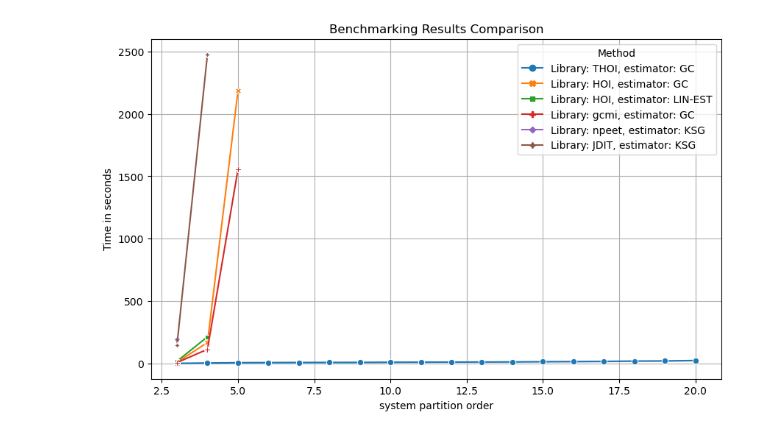
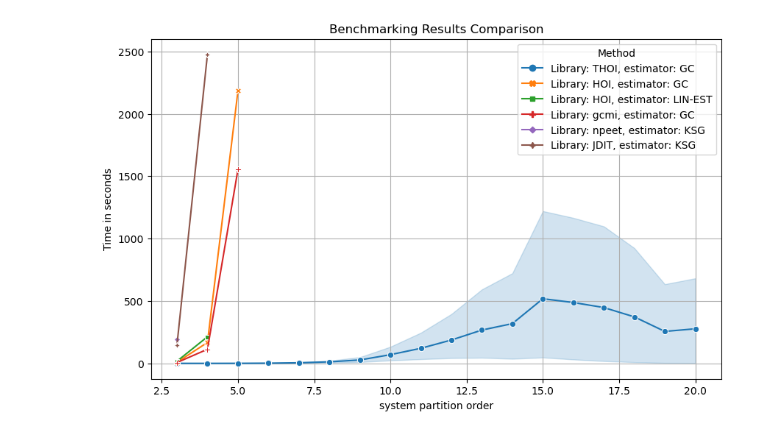
Before and after one commit to Laouen/Oinformation, a Jupyter notebook: analysis/time_benchmarking.ipynb, the cells around one changed output. Cells and saved outputs as stored; diff of their text form; code cells hidden in the pictures.

```diff
--- a/analysis/time_benchmarking.ipynb
+++ b/analysis/time_benchmarking.ipynb
@@ -8,7 +8,7 @@ import plotly.io as pio
 # %%
 # Define the file paths
 file_paths = [
-    "library-thoi_estimator-gc.tsv",
+    "new_library-thoi_estimator-gc.tsv",
     "library-hoi_estimator-gc.tsv",
     "library-hoi_estimator-linest.tsv",
     "library-gcmi_estimator-gc.tsv",
@@ -16,32 +16,32 @@ file_paths = [
     "library-jdit_estimator-ksg.tsv"
 ]
 
 # Read each file into a DataFrame and assign a 'Method' column
 dataframes = []
 for path in file_paths:
     df = pd.read_csv(os.path.join('../benchmarking/results/times/',path), sep="\t")
     dataframes.append(df)
 
 # Combine all dataframes into one
 combined_df = pd.concat(dataframes, ignore_index=True)
 combined_df['library-estimator'] = 'Library: ' + combined_df['library'] + ', estimator: ' + combined_df['estimator']
 
 # Create a line plot using Seaborn
 plt.figure(figsize=(10, 6))
 sns.lineplot(
     data=combined_df, x="order", y="time",
     hue="library-estimator", style='library-estimator',
     markers=True, dashes=False
 )
 
 plt.title('Benchmarking Results Comparison')
 plt.xlabel('system partition order')
 plt.ylabel('Time in seconds')
 plt.legend(title='Method')
 plt.grid(True)
 
 plt.savefig('./figures/times/benchmarking.svg', format='svg')
 plt.show()
 # %% [output]
-[figure, old version]
+[figure, new version]
 # %%
```
Also changed, not shown: parts of 1 cell of this notebook, 33 other files.
